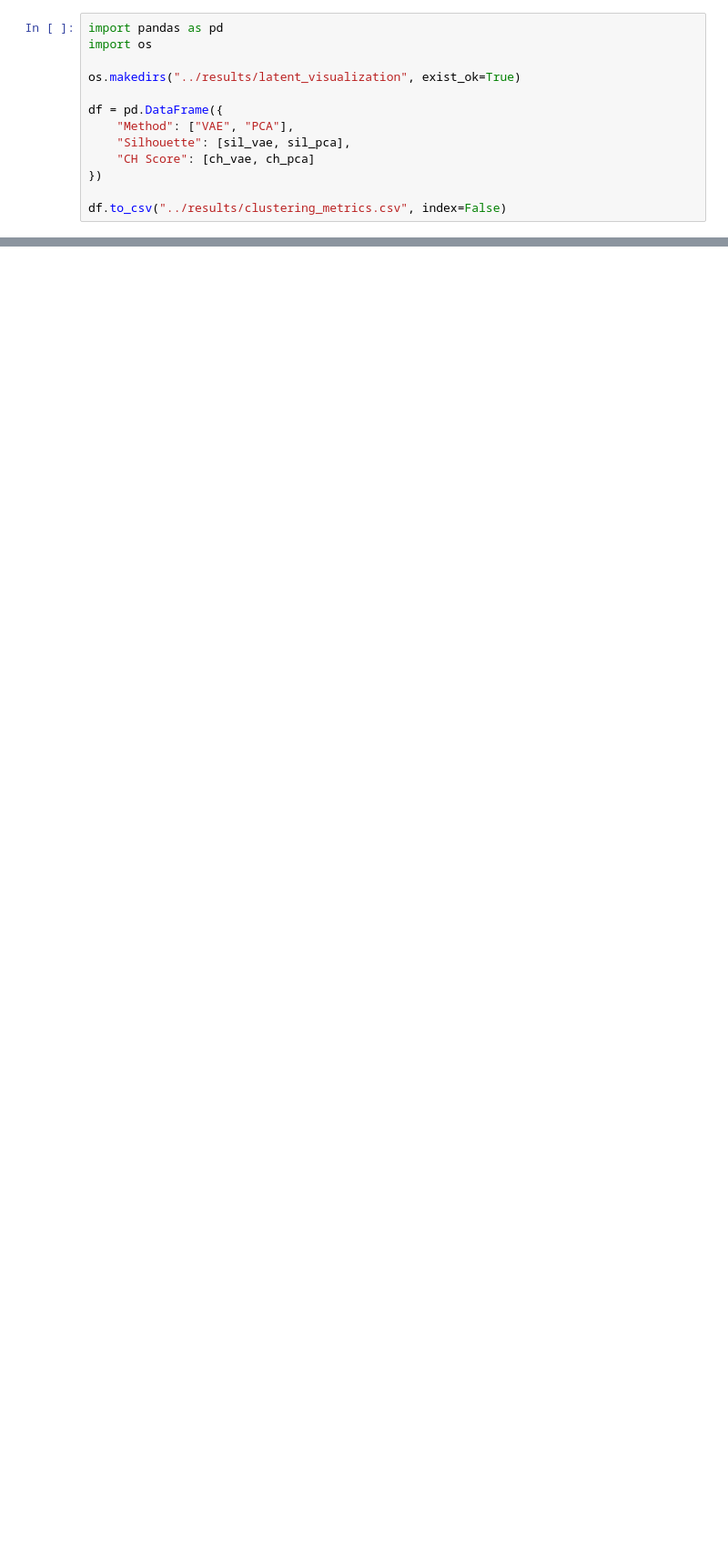
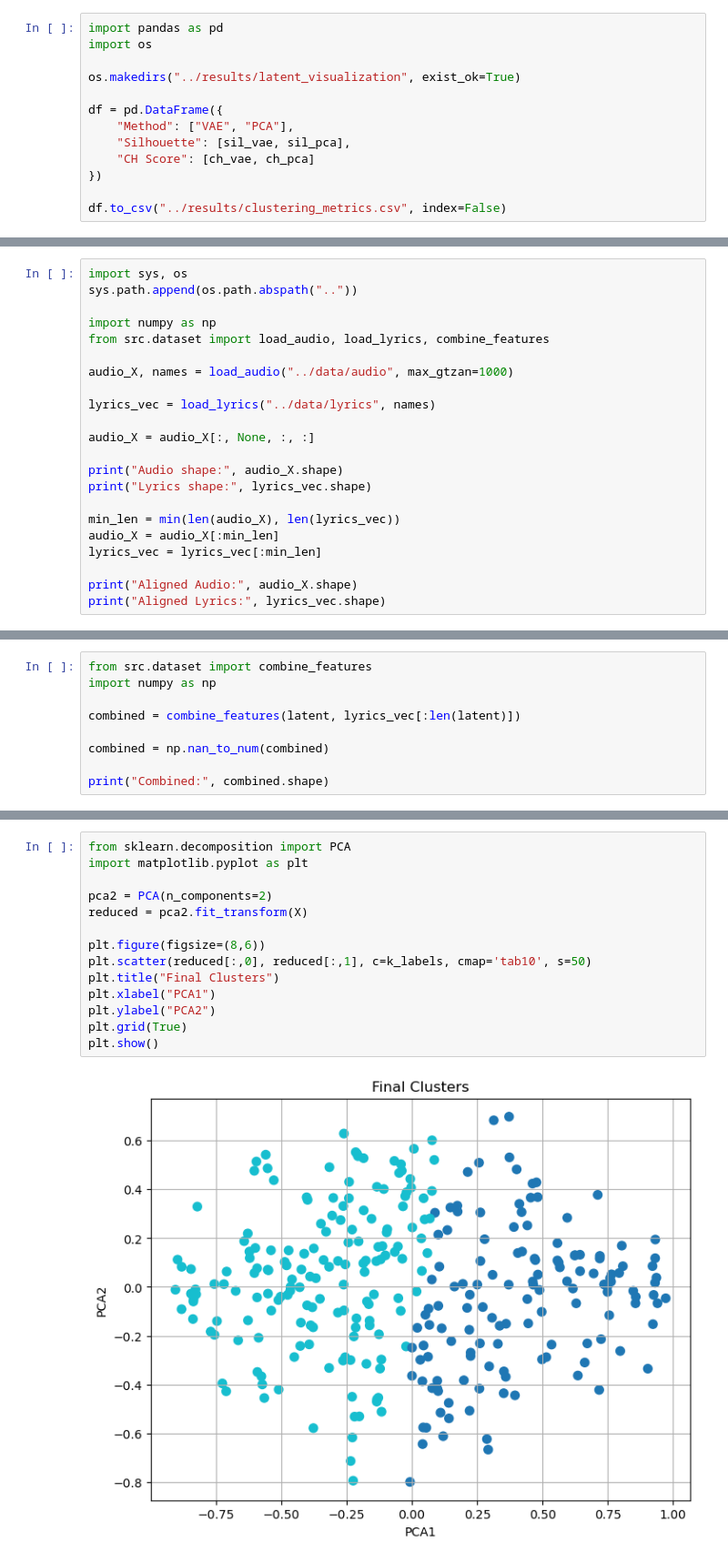
Before and after one commit to fariasoroni21296/RythMindStableVersion, a Jupyter notebook: notebooks/ exploratory.ipynb, the cells around one changed output, grey strips where cells are left out. Shown at 91% size. Saved outputs shown, nothing was run; the diff lists cells and outputs as text; blank space fills up the shorter version.

```diff
--- a/notebooks/ exploratory.ipynb
+++ b/notebooks/ exploratory.ipynb
@@ -452,0 +942,22 @@ df.to_csv("../results/clustering_metrics.csv", index=False)
+# %%
+import sys, os
+sys.path.append(os.path.abspath(".."))
+
+import numpy as np
+from src.dataset import load_audio, load_lyrics, combine_features
+
+audio_X, names = load_audio("../data/audio", max_gtzan=1000)
+
+lyrics_vec = load_lyrics("../data/lyrics", names)
+
+audio_X = audio_X[:, None, :, :]
+
+print("Audio shape:", audio_X.shape)
+print("Lyrics shape:", lyrics_vec.shape)
+
+min_len = min(len(audio_X), len(lyrics_vec))
+audio_X = audio_X[:min_len]
+lyrics_vec = lyrics_vec[:min_len]
+
+print("Aligned Audio:", audio_X.shape)
+print("Aligned Lyrics:", lyrics_vec.shape)
@@ -452,0 +1058,9 @@ df.to_csv("../results/clustering_metrics.csv", index=False)
+# %%
+from src.dataset import combine_features
+import numpy as np
+
+combined = combine_features(latent, lyrics_vec[:len(latent)])
+
+combined = np.nan_to_num(combined)
+
+print("Combined:", combined.shape)
@@ -452,0 +1119,16 @@ df.to_csv("../results/clustering_metrics.csv", index=False)
+# %%
+from sklearn.decomposition import PCA
+import matplotlib.pyplot as plt
+
+pca2 = PCA(n_components=2)
+reduced = pca2.fit_transform(X)
+
+plt.figure(figsize=(8,6))
+plt.scatter(reduced[:,0], reduced[:,1], c=k_labels, cmap='tab10', s=50)
+plt.title("Final Clusters")
+plt.xlabel("PCA1")
+plt.ylabel("PCA2")
+plt.grid(True)
+plt.show()
+# %% [output]
+[figure, added]
```
Also changed, not shown: parts of 29 cells of this notebook, 9 other files.
